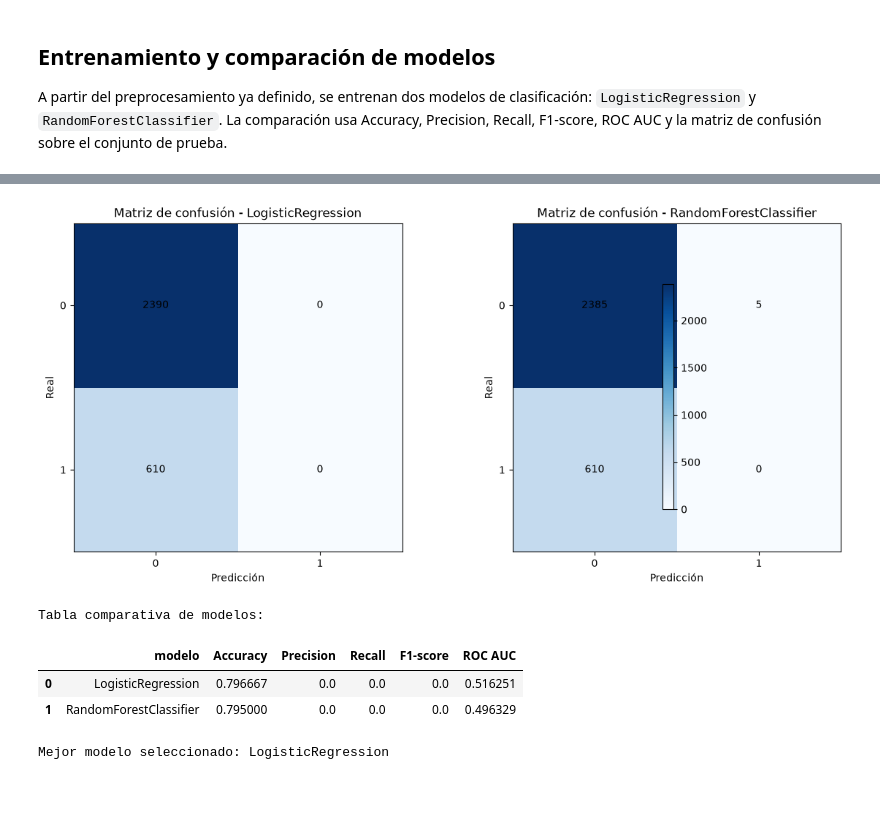
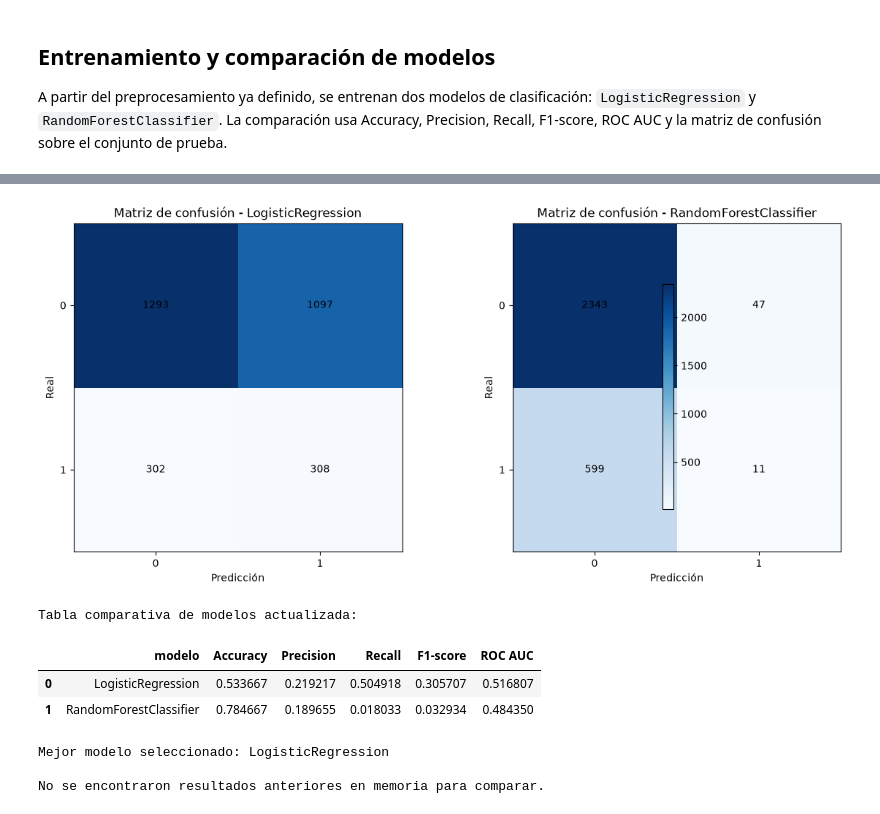
Before and after one commit to cristopfer/Analitica_Datos_01, a Jupyter notebook: proyecto-andinaretail/notebooks/Notebook 03_predictivo.ipynb, the cells around one changed output, grey strips where cells are left out. Cells and saved outputs as stored; diff of their text form; code cells hidden in the pictures.

Commit message:
feat: optimize churn model and add insights

```diff
--- a/proyecto-andinaretail/notebooks/Notebook 03_predictivo.ipynb
+++ b/proyecto-andinaretail/notebooks/Notebook 03_predictivo.ipynb
@@ -745,6 +831,9 @@ import matplotlib.pyplot as plt
 from sklearn.ensemble import RandomForestClassifier
 from sklearn.linear_model import LogisticRegression
 from sklearn.metrics import accuracy_score, confusion_matrix, f1_score, precision_score, recall_score, roc_auc_score
+
+# Guardar el último resultado disponible para comparar con el reentrenamiento actual
+resultados_clasificacion_previas = resultados_clasificacion.copy() if 'resultados_clasificacion' in globals() else None
 
 # Aplicar el pipeline de preprocesamiento ya creado
 X_train_clasificacion_preparado = pipeline_preprocesamiento_clasificacion.fit_transform(X_train_clasificacion)
@@ -755,8 +844,8 @@ if hasattr(X_train_clasificacion_preparado, 'toarray'):
     X_train_clasificacion_preparado = X_train_clasificacion_preparado.toarray()
     X_test_clasificacion_preparado = X_test_clasificacion_preparado.toarray()
 
-# Entrenamiento de modelos solicitados
-modelo_logit = LogisticRegression(max_iter=1000, random_state=42)
+# Entrenamiento de modelos solicitados con ponderación balanceada
+modelo_logit = LogisticRegression(max_iter=1000, random_state=42, class_weight='balanced')
 modelo_logit.fit(X_train_clasificacion_preparado, y_train_clasificacion)
 pred_logit = modelo_logit.predict(X_test_clasificacion_preparado)
 proba_logit = modelo_logit.predict_proba(X_test_clasificacion_preparado)[:, 1]
@@ -764,13 +853,14 @@ proba_logit = modelo_logit.predict_proba(X_test_clasificacion_preparado)[:, 1]
 modelo_rf_clasificacion = RandomForestClassifier(
     n_estimators=200,
     random_state=42,
-    n_jobs=-1
+    n_jobs=-1,
+    class_weight='balanced'
 )
 modelo_rf_clasificacion.fit(X_train_clasificacion_preparado, y_train_clasificacion)
 pred_rf_clasificacion = modelo_rf_clasificacion.predict(X_test_clasificacion_preparado)
 proba_rf_clasificacion = modelo_rf_clasificacion.predict_proba(X_test_clasificacion_preparado)[:, 1]
 
-# Evaluación
+# Evaluación actual
 resultados_clasificacion = pd.DataFrame([
     {
         'modelo': 'LogisticRegression',
@@ -789,38 +879,57 @@ resultados_clasificacion = pd.DataFrame([
         'ROC AUC': roc_auc_score(y_test_clasificacion, proba_rf_clasificacion)
     }
 ]).sort_values(by=['F1-score', 'ROC AUC'], ascending=[False, False]).reset_index(drop=True)
 
 mejor_modelo_clasificacion = resultados_clasificacion.iloc[0]['modelo']
 
-# Matrices de confusión
+# Matrices de confusión actuales
 matriz_confusion_logit = confusion_matrix(y_test_clasificacion, pred_logit)
 matriz_confusion_rf = confusion_matrix(y_test_clasificacion, pred_rf_clasificacion)
 
 fig, axes = plt.subplots(1, 2, figsize=(12, 5))
 for ax, matriz, titulo in [
     (axes[0], matriz_confusion_logit, 'LogisticRegression'),
     (axes[1], matriz_confusion_rf, 'RandomForestClassifier')
 ]:
     im = ax.imshow(matriz, cmap='Blues')
     ax.set_title(f'Matriz de confusión - {titulo}')
     ax.set_xlabel('Predicción')
     ax.set_ylabel('Real')
     ax.set_xticks([0, 1])
     ax.set_yticks([0, 1])
     for i in range(matriz.shape[0]):
         for j in range(matriz.shape[1]):
             ax.text(j, i, matriz[i, j], ha='center', va='center', color='black')
 fig.colorbar(im, ax=axes.ravel().tolist(), shrink=0.8)
 plt.tight_layout()
 plt.show()
 
-print('Tabla comparativa de modelos:')
+print('Tabla comparativa de modelos actualizada:')
 display(resultados_clasificacion)
 print(f'\nMejor modelo seleccionado: {mejor_modelo_clasificacion}')
+
+# Comparación contra el resultado anterior si existe en memoria
+if resultados_clasificacion_previas is not None:
+    comparacion_resultados_clasificacion = resultados_clasificacion.merge(
+        resultados_clasificacion_previas,
+        on='modelo',
+        how='left',
+        suffixes=('_actual', '_anterior')
+    )
+    for metrica in ['Accuracy', 'Precision', 'Recall', 'F1-score', 'ROC AUC']:
+        comparacion_resultados_clasificacion[f'delta_{metrica}'] = (
+            comparacion_resultados_clasificacion[f'{metrica}_actual'] - comparacion_resultados_clasificacion[f'{metrica}_anterior']
+        )
+    print('\nComparación con los resultados anteriores:')
+    display(comparacion_resultados_clasificacion)
+else:
+    print('\nNo se encontraron resultados anteriores en memoria para comparar.')
 # %% [output]
-[figure, old version]
+[figure, new version]
-Tabla comparativa de modelos:
+Tabla comparativa de modelos actualizada:
 |  | modelo | Accuracy | Precision | Recall | F1-score | ROC AUC |
-| 0 | LogisticRegression | 0.796667 | 0.0 | 0.0 | 0.0 | 0.516251 |
-| 1 | RandomForestClassifier | 0.795000 | 0.0 | 0.0 | 0.0 | 0.496329 |
+| 0 | LogisticRegression | 0.533667 | 0.219217 | 0.504918 | 0.305707 | 0.516807 |
+| 1 | RandomForestClassifier | 0.784667 | 0.189655 | 0.018033 | 0.032934 | 0.484350 |
 Mejor modelo seleccionado: LogisticRegression
+
+No se encontraron resultados anteriores en memoria para comparar.
```
Also changed, not shown: parts of 7 cells of this notebook, 1 other file.
